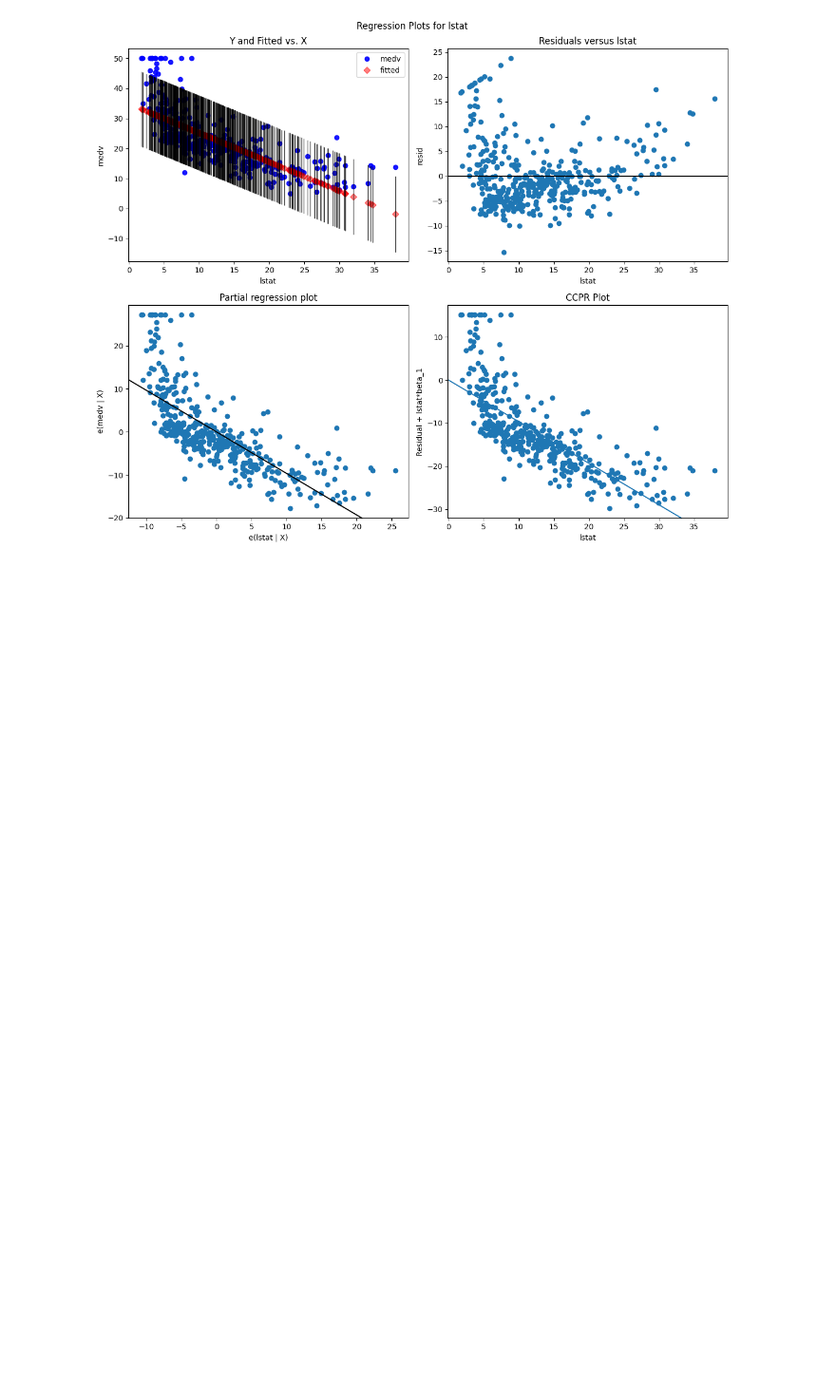
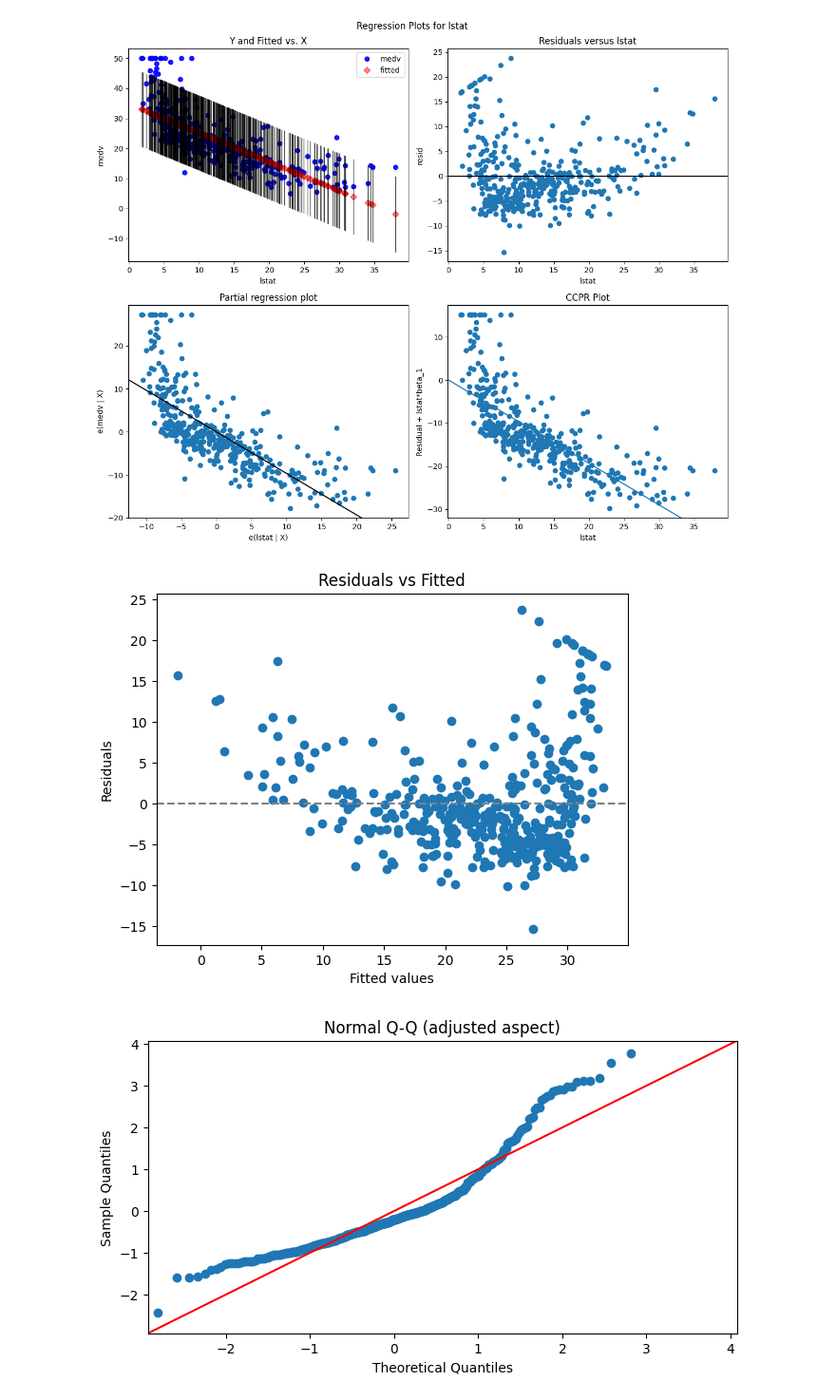
Before and after one commit to vestackainteligencijafon/dvocas3, a Jupyter notebook: dvocas3.ipynb, the cells around one changed output. Shown: that part at 95% size. Saved outputs shown, nothing was run; the diff lists cells and outputs as text; code cells hidden in the pictures; blank space fills up the shorter version.

```diff
--- a/dvocas3.ipynb
+++ b/dvocas3.ipynb
@@ -169,3 +169,50 @@ plt.tight_layout()
 plt.show()
 # %% [output]
 [figure]
+# %%
+# Residuals vs Fitted
+plt.scatter(model_sm.fittedvalues, model_sm.resid)
+plt.axhline(0, color='gray', linestyle='--')
+plt.xlabel("Fitted values")
+plt.ylabel("Residuals")
+plt.title("Residuals vs Fitted")
+plt.show()
+
+# Normal Q-Q (širi graf da linija deluje blaže)
+sm.qqplot(model_sm.resid, line='45', fit=True)
+plt.gcf().set_size_inches(8, 4)
+plt.title("Normal Q-Q (adjusted aspect)")
+plt.show()
+
+# Scale-Location
+influence = model_sm.get_influence()
+std_resid = influence.resid_studentized_internal
+abs_sqrt_resid = np.sqrt(np.abs(std_resid))
+
+plt.scatter(model_sm.fittedvalues, abs_sqrt_resid)
+plt.axhline(np.mean(abs_sqrt_resid), color='gray', linestyle='--')
+plt.xlabel("Fitted values")
+plt.ylabel("√|Standardized Residuals|")
+plt.title("Scale-Location")
+plt.show()
+
+# Residuals vs Leverage + Cook's D threshold
+leverage = influence.hat_matrix_diag
+stud_resid = influence.resid_studentized_external
+cooks_d = influence.cooks_distance[0]
+n = len(model_sm.model.endog)
+thresh = 4 / n
+
+plt.scatter(leverage, stud_resid, s=1000 * cooks_d, alpha=0.5)
+plt.axhline(0, color='gray', linestyle='--')
+plt.axhline(2, color='red', linestyle='--')
+plt.axhline(-2, color='red', linestyle='--')
+plt.axvline(thresh, color='red', linestyle='--')
+plt.text(thresh, plt.ylim()[1]*0.9, f"Cook's D ≈ {thresh:.3f}", color='red')
+plt.xlabel("Leverage")
+plt.ylabel("Studentized Residuals")
+plt.title("Residuals vs Leverage")
+plt.show()
+# %% [output]
+[figure, added]
+[figure, added]
```
Also changed, not shown: parts of 2 cells of this notebook, 1 other file.
